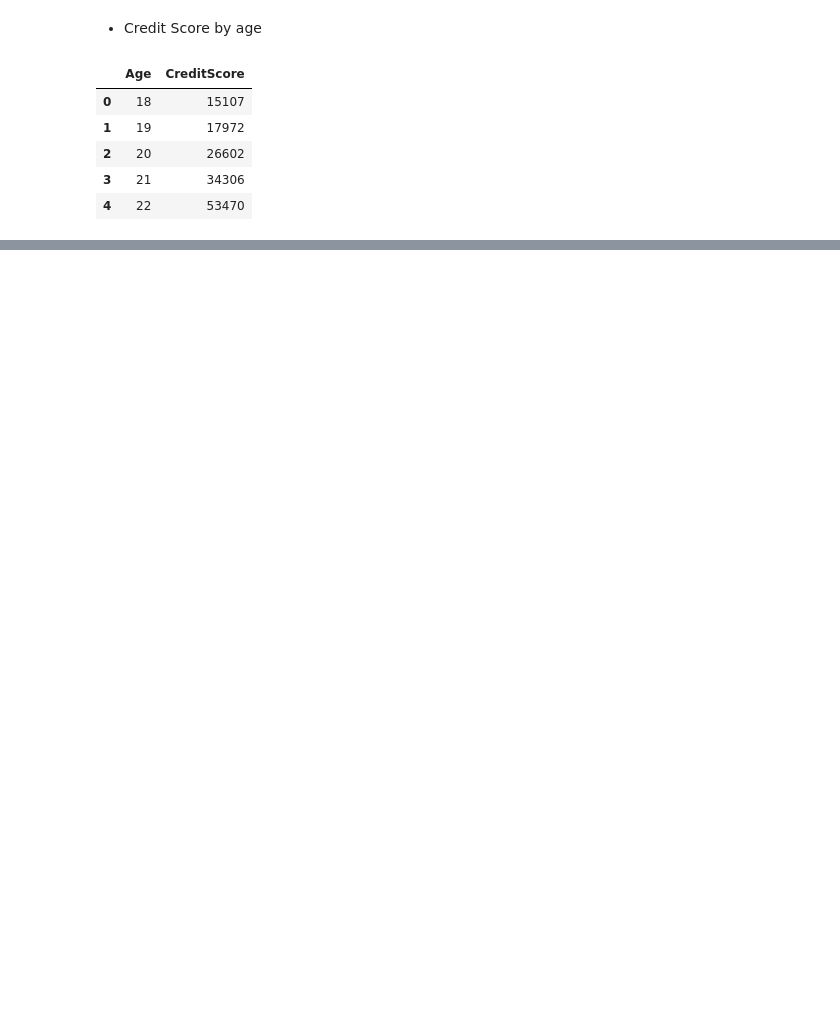
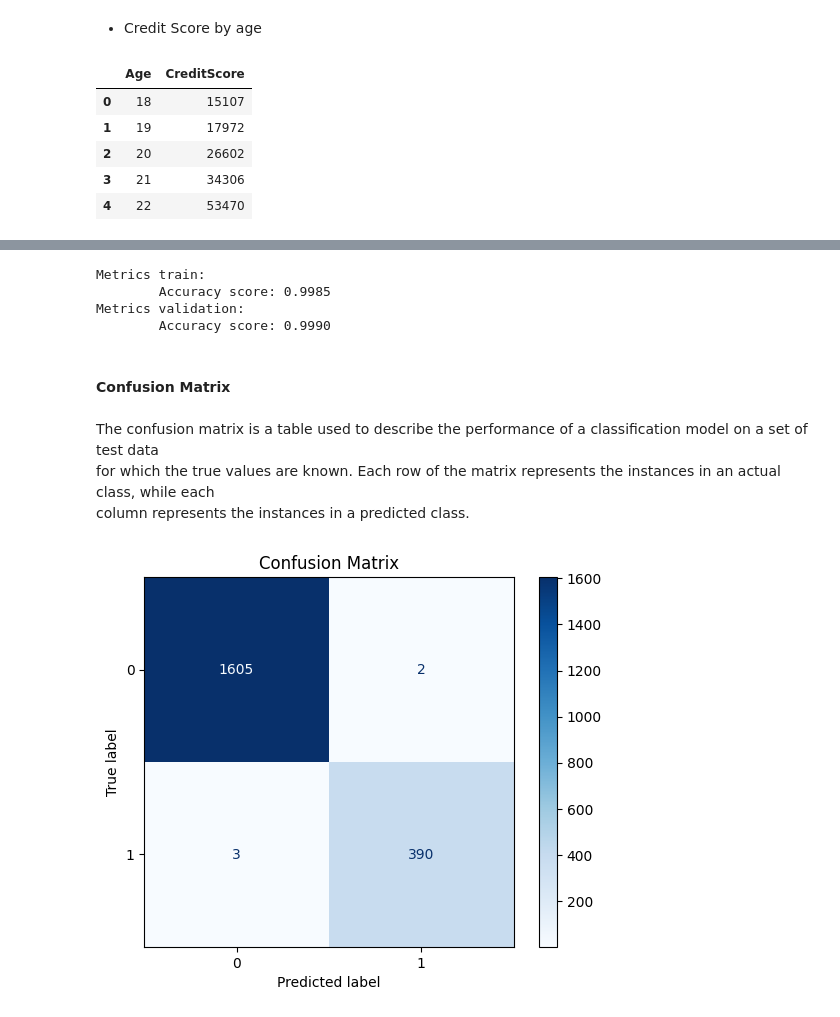
Before and after one commit to Henamen21/Bank_Customer_Churn_Prediction---ML, a Jupyter notebook: predictor.ipynb, the cells around one changed output, grey strips where cells are left out. Drawn from its saved outputs; the diff is of its cells as text; code cells hidden in the pictures; blank space fills up the shorter version.

```diff
--- a/predictor.ipynb
+++ b/predictor.ipynb
@@ -404,0 +452,23 @@ sns.barplot(
+# %%
+print(f"Metrics train:\n\tAccuracy score: {accuracy_score(decision_tree_model.predict(X_train),y_train):.4f}")
+print(f"Metrics validation:\n\tAccuracy score: {accuracy_score(decision_tree_model.predict(X_val),y_val):.4f}")
+# %% [output]
+Metrics train:
+        Accuracy score: 0.9985
+Metrics validation:
+        Accuracy score: 0.9990
+# %% [markdown]
+#### Confusion Matrix
+# %% [markdown]
+The confusion matrix is a table used to describe the performance of a classification model on a set of test data \
+for which the true values are known. Each row of the matrix represents the instances in an actual class, while each \
+column represents the instances in a predicted class.
+# %%
+# Plot confusion matrix
+conf_matrix = confusion_matrix(y_val, y_pred)
+disp = ConfusionMatrixDisplay(confusion_matrix=conf_matrix)
+disp.plot(cmap=plt.cm.Blues)
+plt.title('Confusion Matrix')
+plt.show()
+# %% [output]
+[figure, added]
```
Also changed, not shown: parts of 70 cells of this notebook.
